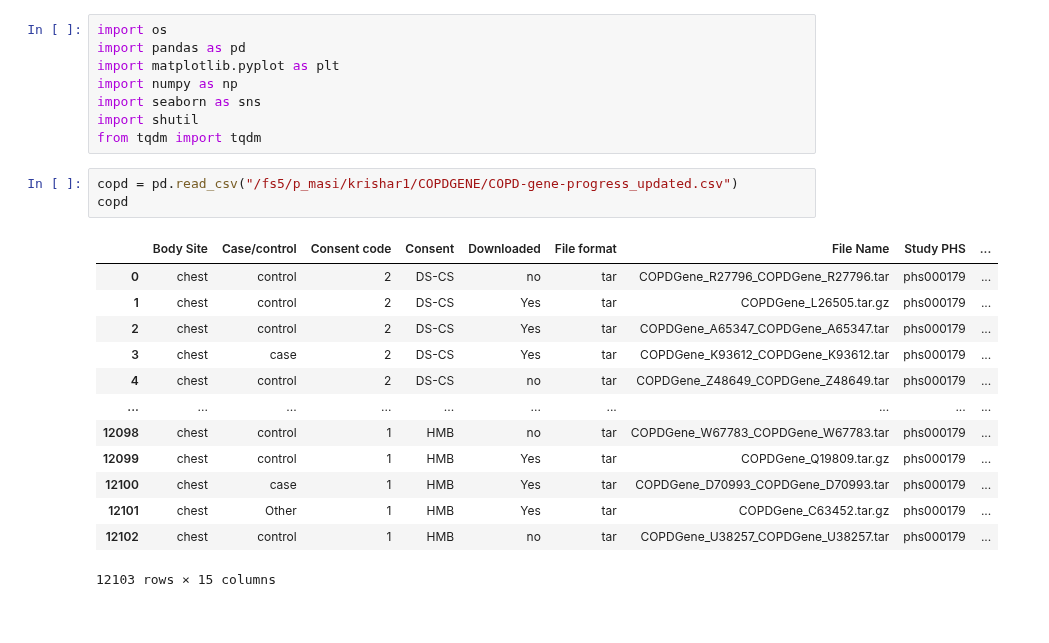
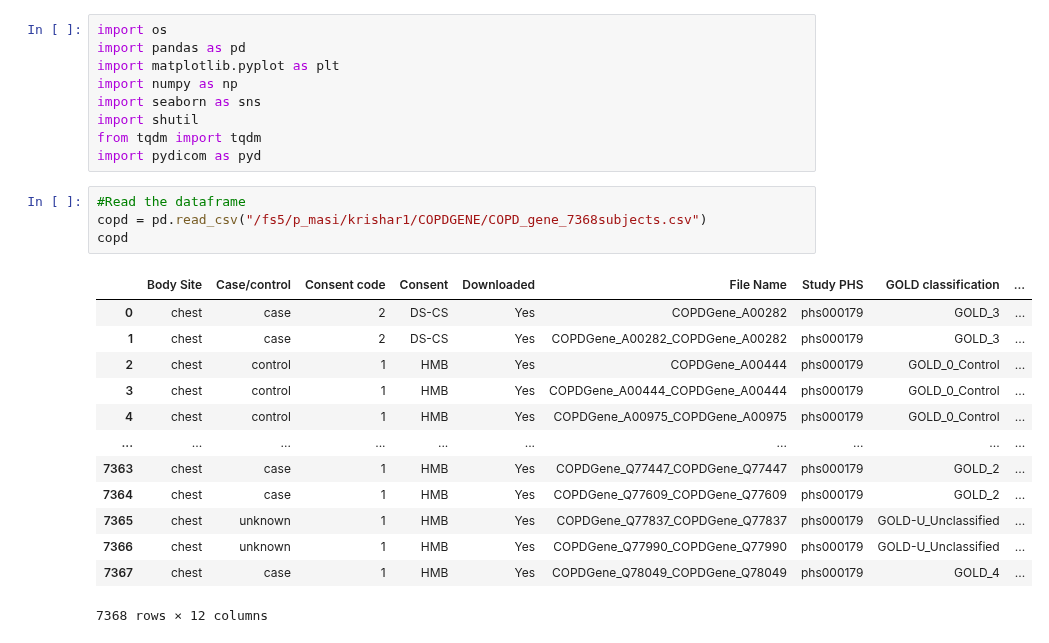
Before and after one commit to MASILab/Inhale_Exhale_CT, a Jupyter notebook: make_data/datasplit_copdgene.ipynb, the cells around one changed output. Saved outputs shown, nothing was run; the diff lists cells and outputs as text.

```diff
--- a/make_data/datasplit_copdgene.ipynb
+++ b/make_data/datasplit_copdgene.ipynb
@@ -6,20 +6,22 @@ import numpy as np
 import seaborn as sns
 import shutil
 from tqdm import tqdm
+import pydicom as pyd
 # %%
-copd = pd.read_csv("/fs5/p_masi/krishar1/COPDGENE/COPD-gene-progress_updated.csv")
+#Read the dataframe
+copd = pd.read_csv("/fs5/p_masi/krishar1/COPDGENE/COPD_gene_7368subjects.csv")
 copd
 # %% [output]
-|  | Body Site | Case/control | Consent code | Consent | Downloaded | File format | File Name | Study PHS | ... |
-| 0 | chest | control | 2 | DS-CS | no | tar | COPDGene_R27796_COPDGene_R27796.tar | phs000179 | ... |
-| 1 | chest | control | 2 | DS-CS | Yes | tar | COPDGene_L26505.tar.gz | phs000179 | ... |
-| 2 | chest | control | 2 | DS-CS | Yes | tar | COPDGene_A65347_COPDGene_A65347.tar | phs000179 | ... |
-| 3 | chest | case | 2 | DS-CS | Yes | tar | COPDGene_K93612_COPDGene_K93612.tar | phs000179 | ... |
-| 4 | chest | control | 2 | DS-CS | no | tar | COPDGene_Z48649_COPDGene_Z48649.tar | phs000179 | ... |
+|  | Body Site | Case/control | Consent code | Consent | Downloaded | File Name | Study PHS | GOLD classification | ... |
+| 0 | chest | case | 2 | DS-CS | Yes | COPDGene_A00282 | phs000179 | GOLD_3 | ... |
+| 1 | chest | case | 2 | DS-CS | Yes | COPDGene_A00282_COPDGene_A00282 | phs000179 | GOLD_3 | ... |
+| 2 | chest | control | 1 | HMB | Yes | COPDGene_A00444 | phs000179 | GOLD_0_Control | ... |
+| 3 | chest | control | 1 | HMB | Yes | COPDGene_A00444_COPDGene_A00444 | phs000179 | GOLD_0_Control | ... |
+| 4 | chest | control | 1 | HMB | Yes | COPDGene_A00975_COPDGene_A00975 | phs000179 | GOLD_0_Control | ... |
 | ... | ... | ... | ... | ... | ... | ... | ... | ... | ... |
-| 12098 | chest | control | 1 | HMB | no | tar | COPDGene_W67783_COPDGene_W67783.tar | phs000179 | ... |
-| 12099 | chest | control | 1 | HMB | Yes | tar | COPDGene_Q19809.tar.gz | phs000179 | ... |
-| 12100 | chest | case | 1 | HMB | Yes | tar | COPDGene_D70993_COPDGene_D70993.tar | phs000179 | ... |
-| 12101 | chest | Other | 1 | HMB | Yes | tar | COPDGene_C63452.tar.gz | phs000179 | ... |
-| 12102 | chest | control | 1 | HMB | no | tar | COPDGene_U38257_COPDGene_U38257.tar | phs000179 | ... |
+| 7363 | chest | case | 1 | HMB | Yes | COPDGene_Q77447_COPDGene_Q77447 | phs000179 | GOLD_2 | ... |
+| 7364 | chest | case | 1 | HMB | Yes | COPDGene_Q77609_COPDGene_Q77609 | phs000179 | GOLD_2 | ... |
+| 7365 | chest | unknown | 1 | HMB | Yes | COPDGene_Q77837_COPDGene_Q77837 | phs000179 | GOLD-U_Unclassified | ... |
+| 7366 | chest | unknown | 1 | HMB | Yes | COPDGene_Q77990_COPDGene_Q77990 | phs000179 | GOLD-U_Unclassified | ... |
+| 7367 | chest | case | 1 | HMB | Yes | COPDGene_Q78049_COPDGene_Q78049 | phs000179 | GOLD_4 | ... |
-12103 rows × 15 columns
+7368 rows × 12 columns
```
Also changed, not shown: parts of 16 cells of this notebook, 1 other file.
